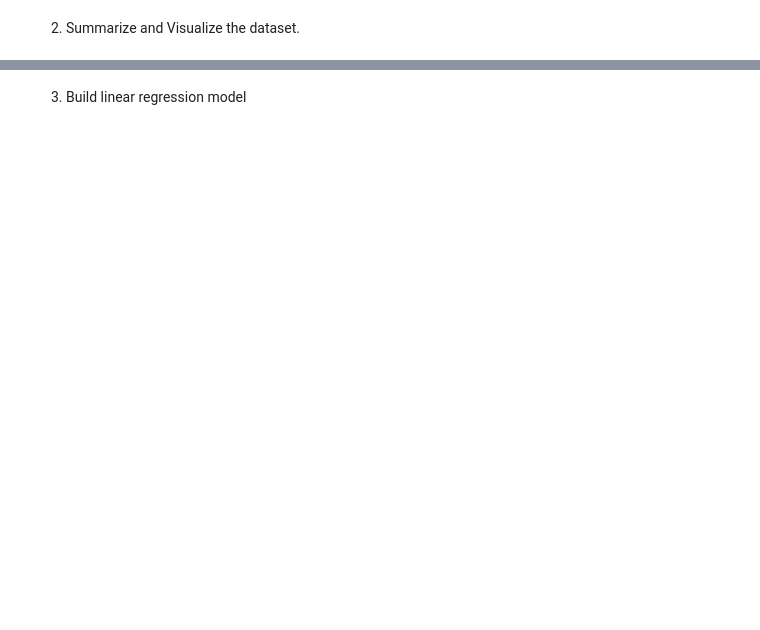
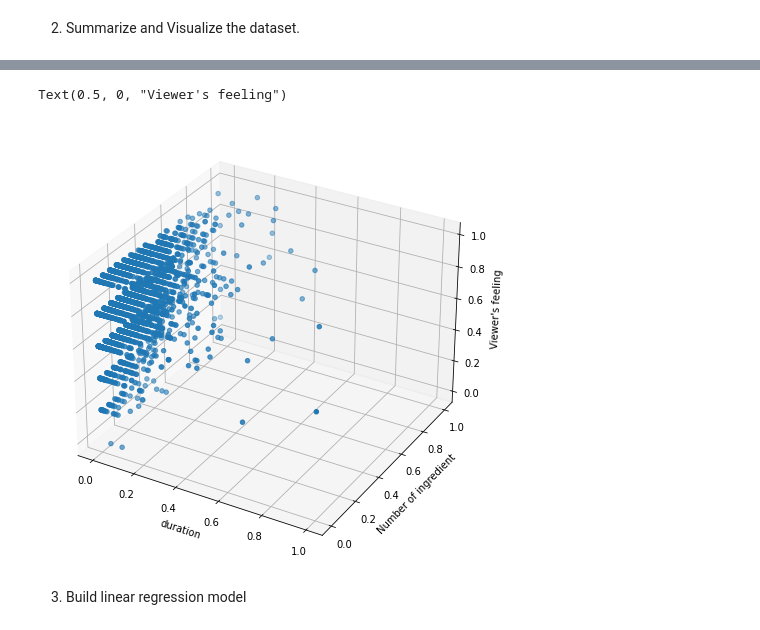
Before and after one commit to nghiavuPrac/AIL_Assignment, a Jupyter notebook: Assignment_1/predict_viewerFeeling.ipynb, the cells around one changed output, grey strips where cells are left out. Cells and saved outputs as stored; diff of their text form; code cells hidden in the pictures; blank space fills up the shorter version.

```diff
--- a/Assignment_1/predict_viewerFeeling.ipynb
+++ b/Assignment_1/predict_viewerFeeling.ipynb
@@ -138,3 +220,14 @@ x_train,x_test,y_train,y_test = train_test_split(x,y,test_size= 0.3,random_state
+# %%
+#multivariate
+fig = plt.figure(figsize = (15, 8))
+ax = fig.add_subplot(projection='3d')
+ax.scatter(xs=feature["duration"], ys=feature["Number of ingredient"],zs=feature["Viewer's feeling"]) #Plot scatter
+ax.set_xlabel("duration")
+ax.set_ylabel("Number of ingredient")
+ax.set_zlabel("Viewer's feeling", rotation = 90)
+# %% [output]
+Text(0.5, 0, "Viewer's feeling")
+[figure, added]
 # %% [markdown]
 3. Build linear regression model
 # %%
```
Also changed, not shown: parts of 26 cells of this notebook, 1 other file.
